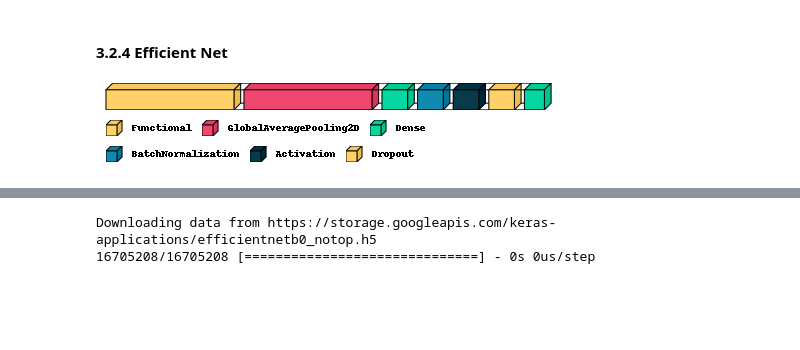
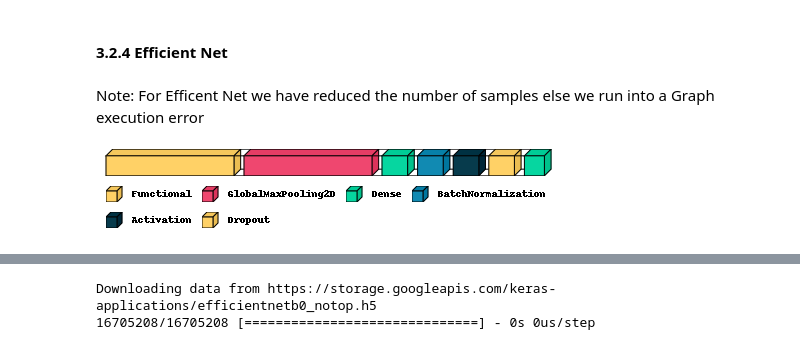
Before and after one commit to dario-x/Deep_Fake_Detection, a Jupyter notebook: main.ipynb, the cells around one changed output, grey strips where cells are left out. Cells and saved outputs as stored; diff of their text form; code cells hidden in the pictures; blank space fills up the shorter version.

```diff
--- a/main.ipynb
+++ b/main.ipynb
@@ -416,7 +436,7 @@ def plot_training(training_data,train,validation):
 #create_data_split_and_directory(train_val_test_split = (0.7, 0.2, 0.1), extract_zip=True)
 # %%
 #loading the dataset
-imagesize = (150,150)
+imagesize = (160,160)
 trainX, trainY, trainType, valX, valY, valType, testX, testY, testType = load_data(imagesize)
 # %%
 #save to pickle file so we can reload the data more quickly
@@ -915,2 +949,5 @@ AUC: 0.74
 # %% [markdown]
 #### 3.2.4 Efficient Net
+# %% [markdown]
+Note: For Efficent Net we have reduced the number of samples else we run
+into a Graph execution error
@@ -917,23 +959,23 @@ AUC: 0.74
 # %%
 
 
 eff_net = tf.keras.Sequential([
     tf.keras.applications.efficientnet.EfficientNetB0(weights=None,
                                                       include_top=False,  input_shape = (imagesize[0], imagesize[1], 3)),
 
-    tf.keras.layers.GlobalAveragePooling2D(),
+    tf.keras.layers.GlobalMaxPooling2D(),
     tf.keras.layers.Dense(256, activation=tf.nn.softmax, use_bias=False),
 
     tf.keras.layers.BatchNormalization(name='batch_norm2'),
     tf.keras.layers.Activation('relu'),
     tf.keras.layers.Dropout(0.05),
     tf.keras.layers.Dense(1, activation="sigmoid")
 ])
 
 # compile the model
 eff_net.compile(optimizer = 'adam', loss = 'binary_crossentropy', metrics=['accuracy'])
 # look at it
 visualkeras.layered_view(eff_net, scale_xy =1, legend=True)
 # %% [output]
-[figure, old version]
+[figure, new version]
 # %%
```
Also changed, not shown: parts of 36 cells of this notebook.
